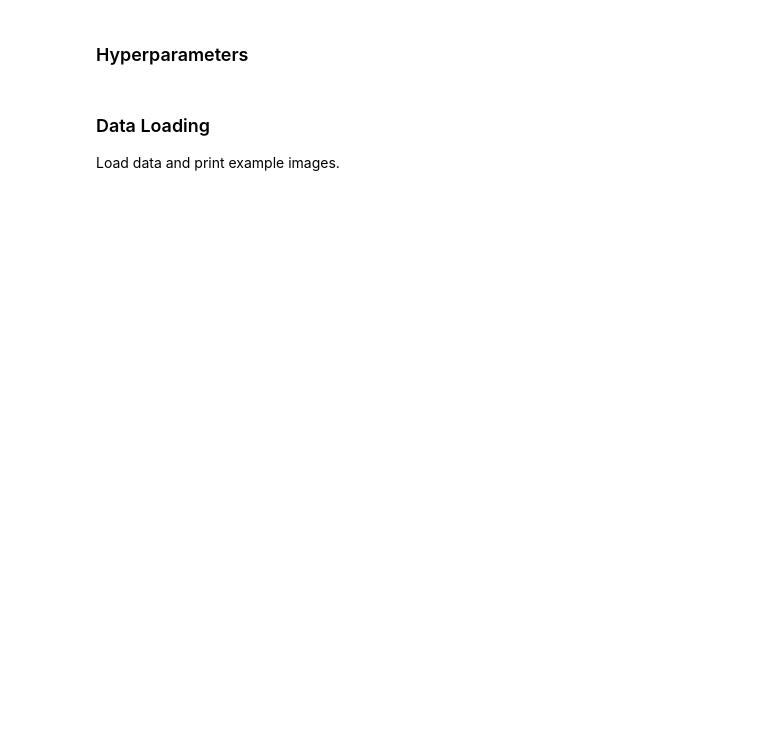
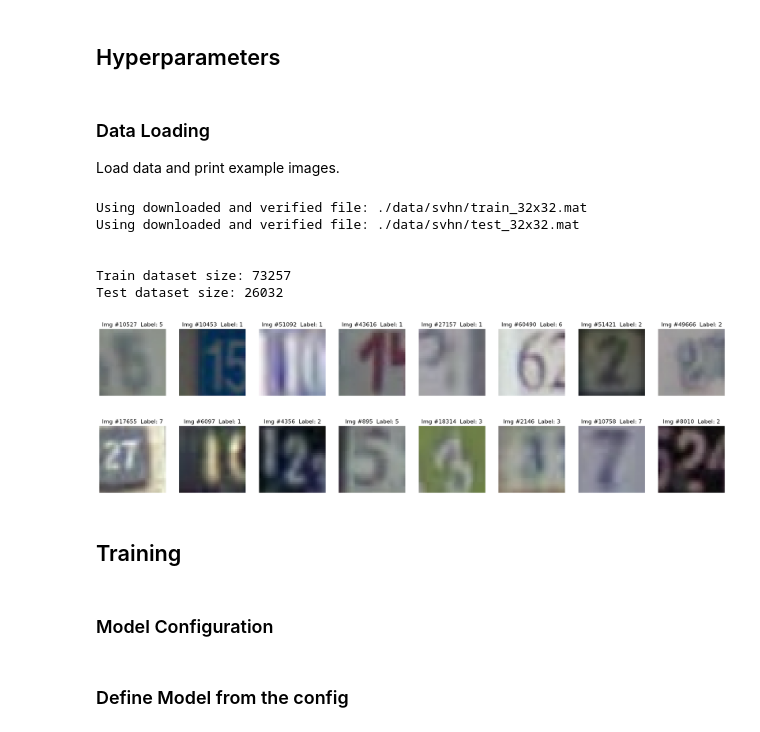
Before and after one commit to LDenninger/VisionLabSS23, a Jupyter notebook: template.ipynb, the cells around one changed output. Cells and saved outputs as stored; diff of their text form; code cells hidden in the pictures; blank space fills up the shorter version.

```diff
--- a/template.ipynb
+++ b/template.ipynb
@@ -27,7 +42,7 @@ RUN_NAME = 'test_01'
 os.environ['ACTIVATE_EXP'] = EXPERIMENT_NAME
 os.environ['ACTIVE_RUN'] = RUN_NAME
 # %% [markdown]
-### Hyperparameters
+## Hyperparameters
 # %%
 ###--- Model Configuration ---###
 MODEL_CONFIG = {
@@ -93,16 +108,77 @@ MODEL_CONFIG = {
                             'eps': 0.00000001
                     },
                     'evaluation': {
-                            'metrics': ['accuracy', 'precision', 'precision_per_class', 'recall', 'recall_per_class'],
+                            'metrics': ['accuracy'],
                             'classes': [],   # Has to be defined prior to training from the dataset meta information.
                     },
                     'save_frequency': 2,
                     'random_seed': 42
 
                     }
+
+
 ###--- Hyperparameter Optimization Configuration ---###
 OPTIMIZATION_CONFIG = {}
 # %% [markdown]
 ### Data Loading ###
 
 Load data and print example images.
+# %%
+if MODEL_CONFIG['dataset']['name'] == 'svhn':
+    train_dataset, test_dataset = utils.load_svhn_dataset()
+elif MODEL_CONFIG['dataset']['name'] == 'mnist':
+    train_dataset, test_dataset = utils.load_mnist_dataset()
+
+train_loader = torch.utils.data.DataLoader(train_dataset, batch_size=MODEL_CONFIG['batch_size'], shuffle=MODEL_CONFIG['dataset']['train_shuffle'], drop_last=MODEL_CONFIG['dataset']['drop_last'])
+test_loader = torch.utils.data.DataLoader(test_dataset, batch_size=MODEL_CONFIG['eval_batch_size'], shuffle=MODEL_CONFIG['dataset']['eval_shuffle'], drop_last=MODEL_CONFIG['dataset']['drop_last'])
+
+print('\n')
+print(f'Train dataset size: {len(train_dataset)}')
+print(f'Test dataset size: {len(test_dataset)}')
+# %% [output]
+Using downloaded and verified file: ./data/svhn/train_32x32.mat
+Using downloaded and verified file: ./data/svhn/test_32x32.mat
+
+
+Train dataset size: 73257
+Test dataset size: 26032
+# %%
+###--- Visualize Training Images ---###
+
+NUM_IMG = 8
+
+fig, ax = plt.subplots(1,NUM_IMG)
+fig.set_size_inches(3 * NUM_IMG, 3)
+
+ids = np.random.randint(low=0, high=len(train_dataset), size=NUM_IMG)
+
+for i, n in enumerate(ids):
+    img = train_dataset[n][0].permute(1,2,0)
+    label = train_dataset[n][1]
+    ax[i].imshow(img)
+    ax[i].set_title(f"Img #{n}  Label: {label}")
+    ax[i].axis("off")
+# %% [output]
+[figure, added]
+# %%
+###--- Visualize Evaluation Images ---###
+
+NUM_IMG = 8
+
+fig, ax = plt.subplots(1,NUM_IMG)
+fig.set_size_inches(3 * NUM_IMG, 3)
+
+ids = np.random.randint(low=0, high=len(test_dataset), size=NUM_IMG)
+
+for i, n in enumerate(ids):
+    img = test_dataset[n][0].permute(1,2,0)
+    label = test_dataset[n][1]
+    ax[i].imshow(img)
+    ax[i].set_title(f"Img #{n}  Label: {label}")
+    ax[i].axis("off")
+# %% [output]
+[figure, added]
+# %% [markdown]
+## Training
+# %% [markdown]
+### Model Configuration
@@ -108,0 +201,2 @@ Load data and print example images.
+# %% [markdown]
+### Define Model from the config
```
Also changed, not shown: parts of 8 cells of this notebook, 7 other files.
